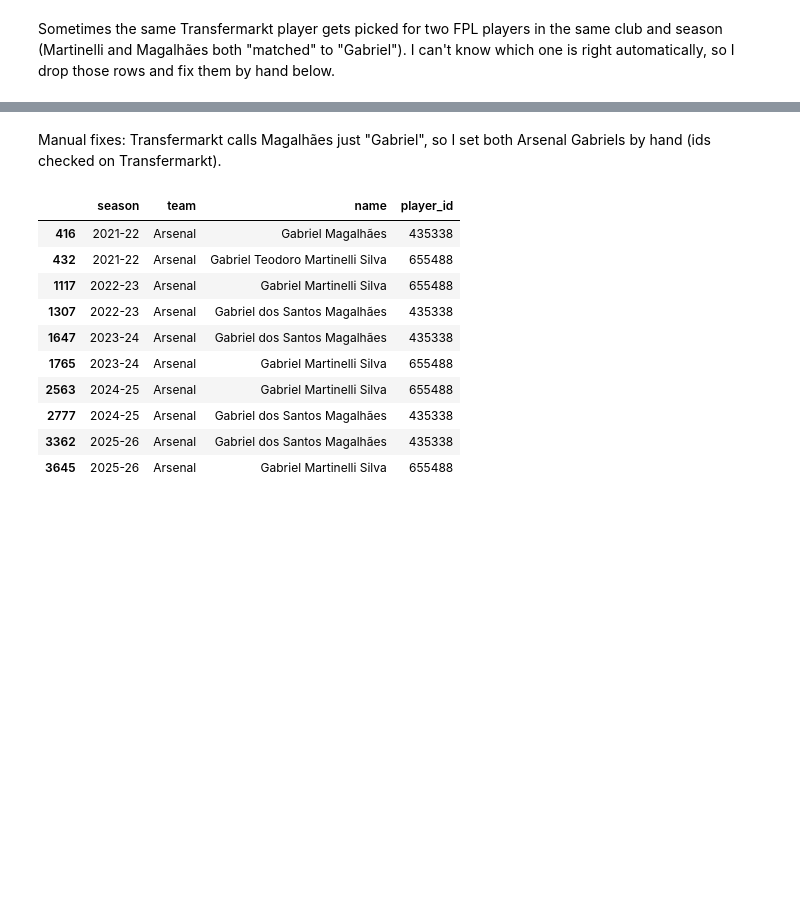
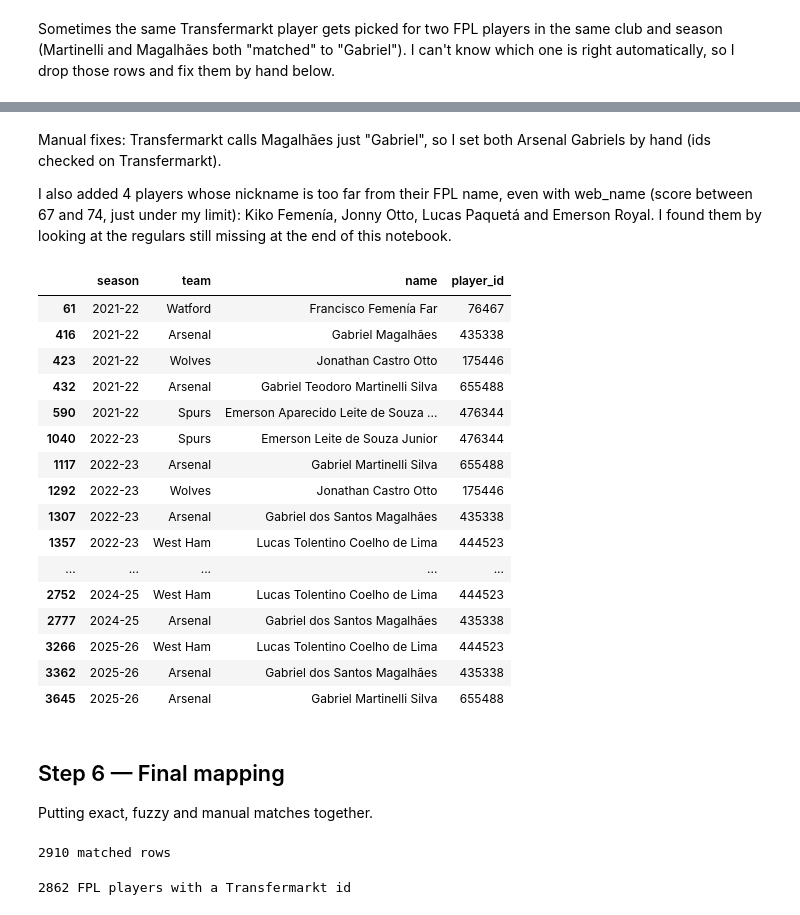
Before and after one commit to b-aissa/scoutpl, a Jupyter notebook: notebooks/02_matching.ipynb, the cells around one changed output, grey strips where cells are left out. Cells and saved outputs as stored; diff of their text form; code cells hidden in the pictures; blank space fills up the shorter version.

Commit message:
Finish player matching: manual fixes, final mapping and export (99.6% of regulars)

```diff
--- a/notebooks/02_matching.ipynb
+++ b/notebooks/02_matching.ipynb
@@ -321,26 +321,64 @@ fuzzy = fuzzy[~fix] # removing ambiguous rows
 # %% [markdown]
 Manual fixes: Transfermarkt calls Magalhães just "Gabriel", so I set both Arsenal Gabriels by hand (ids checked on Transfermarkt).
+
+I also added 4 players whose nickname is too far from their FPL name, even with web_name (score between 67 and 74, just under my limit): Kiko Femenía, Jonny Otto, Lucas Paquetá and Emerson Royal. I found them by looking at the regulars still missing at the end of this notebook.
 # %%
 # checked by hand
 manual_fixes = {
     "Gabriel dos Santos Magalhães": 435338,
     "Gabriel Magalhães": 435338,
     "Gabriel Teodoro Martinelli Silva": 655488,
     "Gabriel Martinelli Silva": 655488,
+    # nicknames too far from the FPL name (score 67-74)
+    "Francisco Femenía Far": 76467,                       # Kiko Femenía
+    "Jonathan Castro Otto": 175446,                       # Jonny Otto
+    "Lucas Tolentino Coelho de Lima": 444523,             # Lucas Paquetá
+    "Emerson Aparecido Leite de Souza Junior": 476344,    # Emerson Royal
+    "Emerson Leite de Souza Junior": 476344,
 }
 
 manual = fpl_side[fpl_side["name"].isin(manual_fixes.keys())].copy()
 manual["player_id"] = manual["name"].map(manual_fixes)
 manual[["season", "team", "name", "player_id"]]
 # %% [output]
 |  | season | team | name | player_id |
+| 61 | 2021-22 | Watford | Francisco Femenía Far | 76467 |
 | 416 | 2021-22 | Arsenal | Gabriel Magalhães | 435338 |
+| 423 | 2021-22 | Wolves | Jonathan Castro Otto | 175446 |
 | 432 | 2021-22 | Arsenal | Gabriel Teodoro Martinelli Silva | 655488 |
+| 590 | 2021-22 | Spurs | Emerson Aparecido Leite de Souza ... | 476344 |
+| 1040 | 2022-23 | Spurs | Emerson Leite de Souza Junior | 476344 |
 | 1117 | 2022-23 | Arsenal | Gabriel Martinelli Silva | 655488 |
+| 1292 | 2022-23 | Wolves | Jonathan Castro Otto | 175446 |
 | 1307 | 2022-23 | Arsenal | Gabriel dos Santos Magalhães | 435338 |
-| 1647 | 2023-24 | Arsenal | Gabriel dos Santos Magalhães | 435338 |
-| 1765 | 2023-24 | Arsenal | Gabriel Martinelli Silva | 655488 |
-| 2563 | 2024-25 | Arsenal | Gabriel Martinelli Silva | 655488 |
+| 1357 | 2022-23 | West Ham | Lucas Tolentino Coelho de Lima | 444523 |
+| ... | ... | ... | ... | ... |
+| 2752 | 2024-25 | West Ham | Lucas Tolentino Coelho de Lima | 444523 |
 | 2777 | 2024-25 | Arsenal | Gabriel dos Santos Magalhães | 435338 |
+| 3266 | 2025-26 | West Ham | Lucas Tolentino Coelho de Lima | 444523 |
 | 3362 | 2025-26 | Arsenal | Gabriel dos Santos Magalhães | 435338 |
 | 3645 | 2025-26 | Arsenal | Gabriel Martinelli Silva | 655488 |
+# %% [markdown]
+## Step 6 — Final mapping
+
+Putting exact, fuzzy and manual matches together.
+# %%
+cols = ["season", "element", "team", "player_id"]
+
+# manual first, so it wins when a row appears twice
+matches = pd.concat([manual[cols], exact[cols], fuzzy[cols]])
+matches = matches.drop_duplicates(subset=["season", "element", "team"], keep="first")
+
+print(len(matches), "matched rows")
+# %% [output]
+2910 matched rows
+# %%
+# final table: one player_id per (season, element)
+player_table = matches[["season", "element", "player_id"]].drop_duplicates()
+
+n_ids = player_table.groupby(["season", "element"])["player_id"].nunique()
+assert (n_ids == 1).all(), "an FPL player has two Transfermarkt ids"
+
+print(len(player_table), "FPL players with a Transfermarkt id")
+# %% [output]
+2862 FPL players with a Transfermarkt id
```
Also changed, not shown: parts of 14 cells of this notebook.
